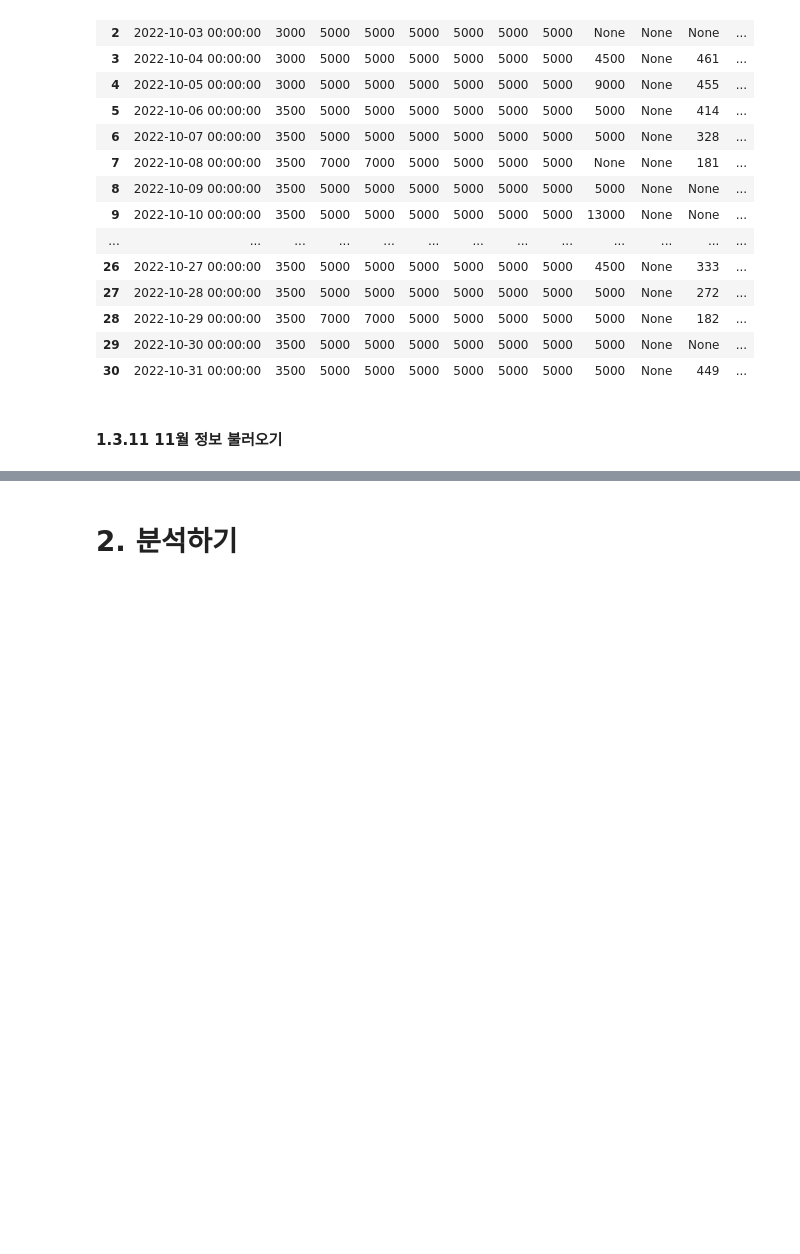
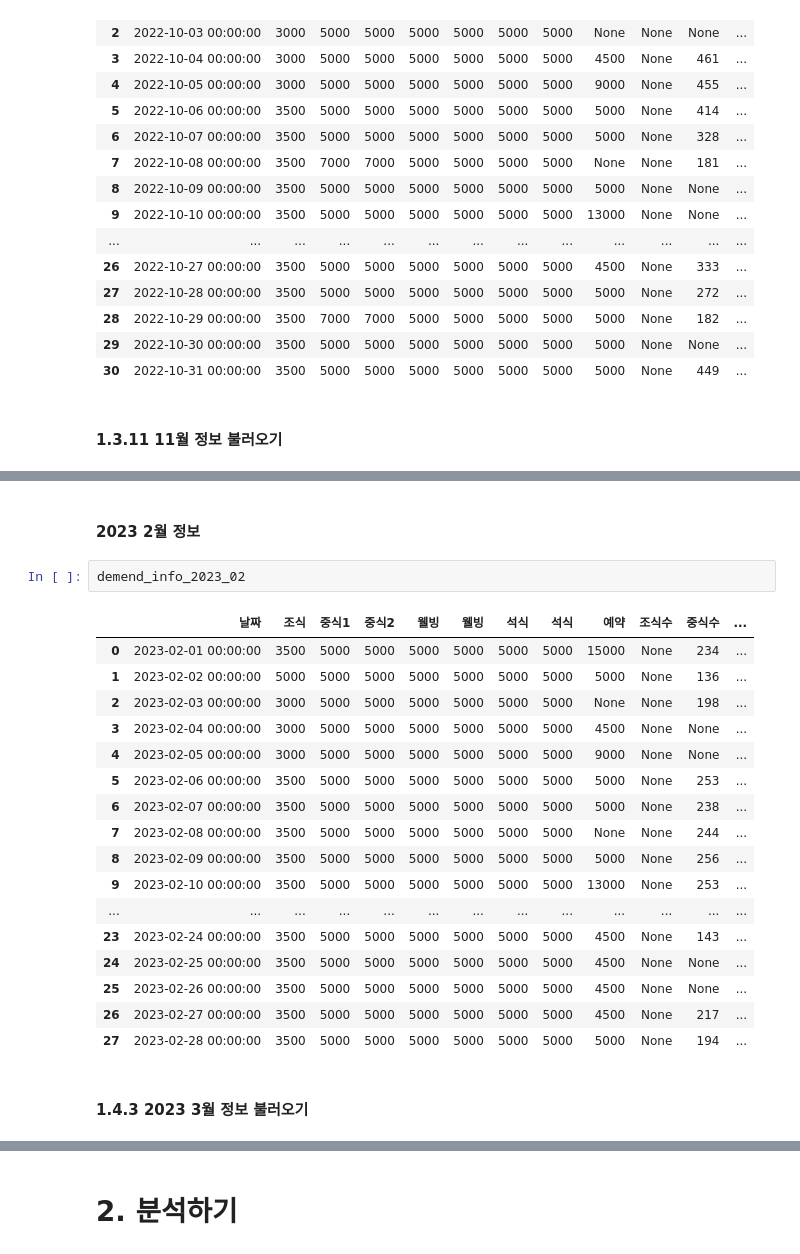
Before and after one commit to 10wook/School_Restaurants_demand_forcast, a Jupyter notebook: test.ipynb, the cells around one changed output, grey strips where cells are left out. Saved outputs shown, nothing was run; the diff lists cells and outputs as text; blank space fills up the shorter version.

```diff
--- a/test.ipynb
+++ b/test.ipynb
@@ -659,0 +932,24 @@ demend_info_2022_10
+# %% [markdown]
+#### 2023 2월 정보
+# %%
+demend_info_2023_02
+# %% [output]
+|  | 날짜 | 조식 | 중식1 | 중식2 | 웰빙 | 웰빙 | 석식 | 석식 | 예약 | 조식수 | 중식수 | ... |
+| 0 | 2023-02-01 00:00:00 | 3500 | 5000 | 5000 | 5000 | 5000 | 5000 | 5000 | 15000 | None | 234 | ... |
+| 1 | 2023-02-02 00:00:00 | 5000 | 5000 | 5000 | 5000 | 5000 | 5000 | 5000 | 5000 | None | 136 | ... |
+| 2 | 2023-02-03 00:00:00 | 3000 | 5000 | 5000 | 5000 | 5000 | 5000 | 5000 | None | None | 198 | ... |
+| 3 | 2023-02-04 00:00:00 | 3000 | 5000 | 5000 | 5000 | 5000 | 5000 | 5000 | 4500 | None | None | ... |
+| 4 | 2023-02-05 00:00:00 | 3000 | 5000 | 5000 | 5000 | 5000 | 5000 | 5000 | 9000 | None | None | ... |
+| 5 | 2023-02-06 00:00:00 | 3500 | 5000 | 5000 | 5000 | 5000 | 5000 | 5000 | 5000 | None | 253 | ... |
+| 6 | 2023-02-07 00:00:00 | 3500 | 5000 | 5000 | 5000 | 5000 | 5000 | 5000 | 5000 | None | 238 | ... |
+| 7 | 2023-02-08 00:00:00 | 3500 | 5000 | 5000 | 5000 | 5000 | 5000 | 5000 | None | None | 244 | ... |
+| 8 | 2023-02-09 00:00:00 | 3500 | 5000 | 5000 | 5000 | 5000 | 5000 | 5000 | 5000 | None | 256 | ... |
+| 9 | 2023-02-10 00:00:00 | 3500 | 5000 | 5000 | 5000 | 5000 | 5000 | 5000 | 13000 | None | 253 | ... |
+| ... | ... | ... | ... | ... | ... | ... | ... | ... | ... | ... | ... | ... |
+| 23 | 2023-02-24 00:00:00 | 3500 | 5000 | 5000 | 5000 | 5000 | 5000 | 5000 | 4500 | None | 143 | ... |
+| 24 | 2023-02-25 00:00:00 | 3500 | 5000 | 5000 | 5000 | 5000 | 5000 | 5000 | 4500 | None | None | ... |
+| 25 | 2023-02-26 00:00:00 | 3500 | 5000 | 5000 | 5000 | 5000 | 5000 | 5000 | 4500 | None | None | ... |
+| 26 | 2023-02-27 00:00:00 | 3500 | 5000 | 5000 | 5000 | 5000 | 5000 | 5000 | 4500 | None | 217 | ... |
+| 27 | 2023-02-28 00:00:00 | 3500 | 5000 | 5000 | 5000 | 5000 | 5000 | 5000 | 5000 | None | 194 | ... |
+# %% [markdown]
+#### 1.4.3 2023 3월 정보 불러오기
```
Also changed, not shown: parts of 16 cells of this notebook.
